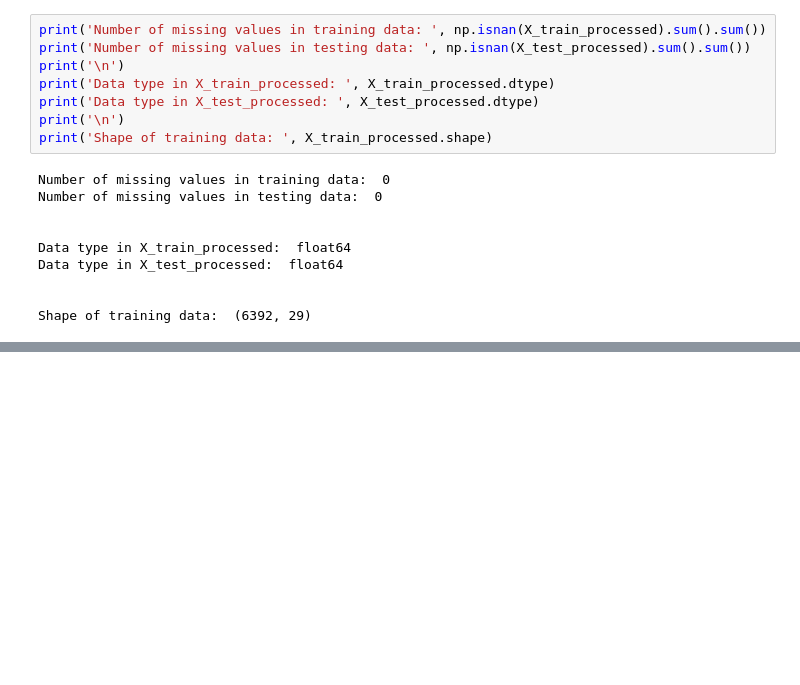
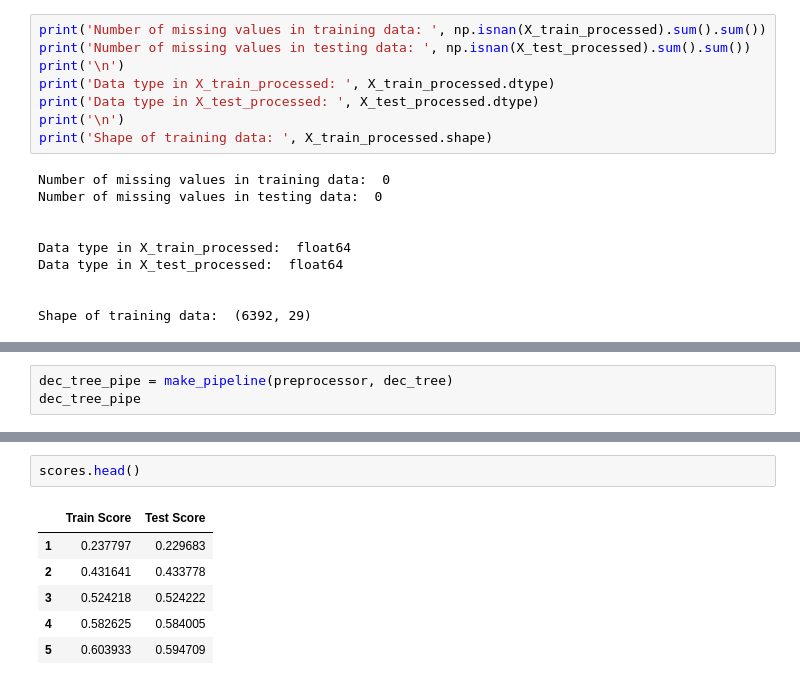
Before and after one commit to sheha919/Coding-Dojo-Project1, a Jupyter notebook: sales_prediction_ml.ipynb, the cells around one changed output, grey strips where cells are left out. Cells and saved outputs as stored; diff of their text form; blank space fills up the shorter version.

```diff
--- a/sales_prediction_ml.ipynb
+++ b/sales_prediction_ml.ipynb
@@ -298,0 +419,3 @@ Shape of training data:  (6392, 29)
+# %%
+dec_tree_pipe = make_pipeline(preprocessor, dec_tree)
+dec_tree_pipe
@@ -298,0 +508,9 @@ Shape of training data:  (6392, 29)
+# %%
+scores.head()
+# %% [output]
+|  | Train Score | Test Score |
+| 1 | 0.237797 | 0.229683 |
+| 2 | 0.431641 | 0.433778 |
+| 3 | 0.524218 | 0.524222 |
+| 4 | 0.582625 | 0.584005 |
+| 5 | 0.603933 | 0.594709 |
```
Also changed, not shown: parts of 47 cells of this notebook.
